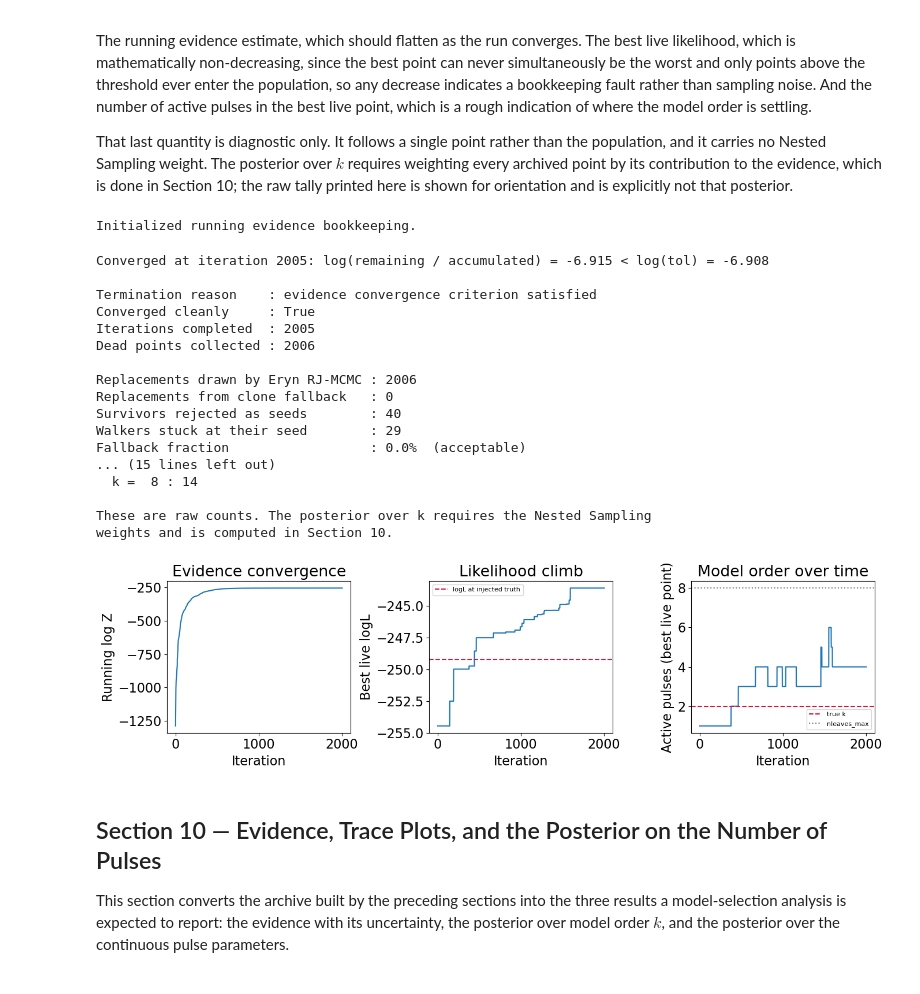
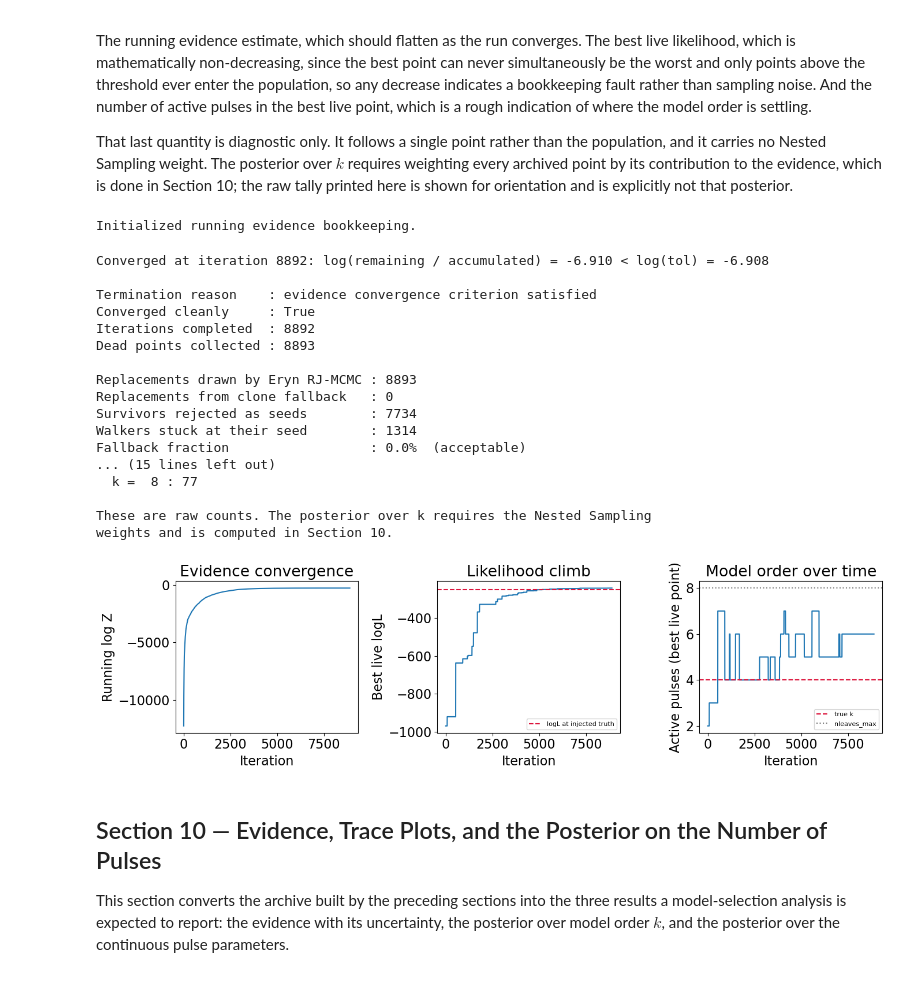
Before and after one commit to StratosKour/transdimensional-nested-sampler, a Jupyter notebook: Transnested.ipynb, the cells around one changed output. Saved outputs shown, nothing was run; the diff lists cells and outputs as text; code cells hidden in the pictures.

```diff
--- a/Transnested.ipynb
+++ b/Transnested.ipynb
@@ -123,8 +123,10 @@ time_axis_upper_bound = +1.0
 #   Constraint: every value must lie inside the prior bounds defined in Section 3,
 #   otherwise the true solution is unreachable by construction.
 true_injected_pulse_parameters = [
-    [2.0, -0.05],
-    [2.0, +0.05],
+    [3.0, -0.6],
+    [2.0, -0.2],
+    [4.0, +0.2],
+    [1.5, +0.6],
 ]
 
 # [TUNABLE] Standard deviation of the white Gaussian measurement noise.
@@ -132,8 +134,7 @@ true_injected_pulse_parameters = [
 #   Small (0.1) : high SNR — the model order is close to visually obvious.
 #   Large (1.0) : low SNR  — pulses are buried in noise, which is the regime where
 #                 evidence-based model selection genuinely earns its keep.
-noise_standard_deviation = 2.0
-
+noise_standard_deviation = 0.5
 
 # 2.2 — MODEL DEFINITION
 
@@ -948,7 +949,7 @@ number_of_temperatures = 1
 #   This is the principal accuracy-versus-runtime knob of the whole run. The
 #   evidence uncertainty scales as sqrt(H / nlive), so quadrupling the population
 #   halves the error bar, at roughly four times the cost per unit of compression.
-number_of_live_points = 25 * pulse_ndim * true_number_of_pulses
+number_of_live_points = 25 * pulse_ndim * nleaves_max["gauss"] // 2
 
 
 # 6.2 - Draw the initial population from the prior, once
@@ -1953,7 +1954,7 @@ mcmc_steps_per_replacement = 20 * pulse_ndim
 #   the information reported by Section 10, so this ceiling must be revisited
 #   whenever number_of_live_points changes. The summary below states which condition
 #   ended the loop; reaching this one means the run was truncated, not converged.
-maximum_allowed_iterations = 6000
+maximum_allowed_iterations = 10000
 
 # [TUNABLE] Convergence tolerance: the run stops once the optimistic bound on the
 #   remaining evidence contribution falls below this fraction of the evidence
@@ -2192,41 +2193,47 @@ axes[0].set_title("Evidence convergence")
 axes[1].plot(best_live_logL_history)
 axes[1].axhline(log_likelihood_at_injected_truth, color="crimson", linestyle="--",
                 label="logL at injected truth")
 axes[1].set_xlabel("Iteration")
 axes[1].set_ylabel("Best live logL")
 axes[1].set_title("Likelihood climb")
 axes[1].legend(fontsize=8)
 
 axes[2].plot(active_pulse_count_of_best_point_history)
 axes[2].axhline(true_number_of_pulses, color="crimson", linestyle="--", label="true k")
 axes[2].axhline(nleaves_max["gauss"], color="grey", linestyle=":", label="nleaves_max")
 axes[2].set_xlabel("Iteration")
 axes[2].set_ylabel("Active pulses (best live point)")
 axes[2].set_title("Model order over time")
 axes[2].legend(fontsize=8)
 
 plt.tight_layout()
 plt.show()
+
+if true_number_of_pulses == 0:
+    print("\nNOTE: this run injected NO signal (k=0). The right panel cannot show k")
+    print("converging to 0, since Eryn's RJ-MCMC only ever explores k >= 1 by")
+    print("construction (Section 5). The correct verdict for this run comes from")
+    print("the Bayes factor and P(k=0) in Section 10, not from this panel.")
 # %% [output]
 Initialized running evidence bookkeeping.
-Converged at iteration 2005: log(remaining / accumulated) = -6.915 < log(tol) = -6.908
+Converged at iteration 8892: log(remaining / accumulated) = -6.910 < log(tol) = -6.908
 
 Termination reason    : evidence convergence criterion satisfied
 Converged cleanly     : True
-Iterations completed  : 2005
-Dead points collected : 2006
+Iterations completed  : 8892
+Dead points collected : 8893
 
-Replacements drawn by Eryn RJ-MCMC : 2006
+Replacements drawn by Eryn RJ-MCMC : 8893
 Replacements from clone fallback   : 0
-Survivors rejected as seeds        : 40
-Walkers stuck at their seed        : 29
+Survivors rejected as seeds        : 7734
+Walkers stuck at their seed        : 1314
 Fallback fraction                  : 0.0%  (acceptable)
 ... (15 lines left out)
-  k =  8 : 14
+  k =  8 : 77
 
 These are raw counts. The posterior over k requires the Nested Sampling
 weights and is computed in Section 10.
-[figure, old version]
+[figure, new version]
 # %% [markdown]
 ## Section 10 — Evidence, Trace Plots, and the Posterior on the Number of Pulses
 
```
Also changed, not shown: parts of 7 cells of this notebook.
